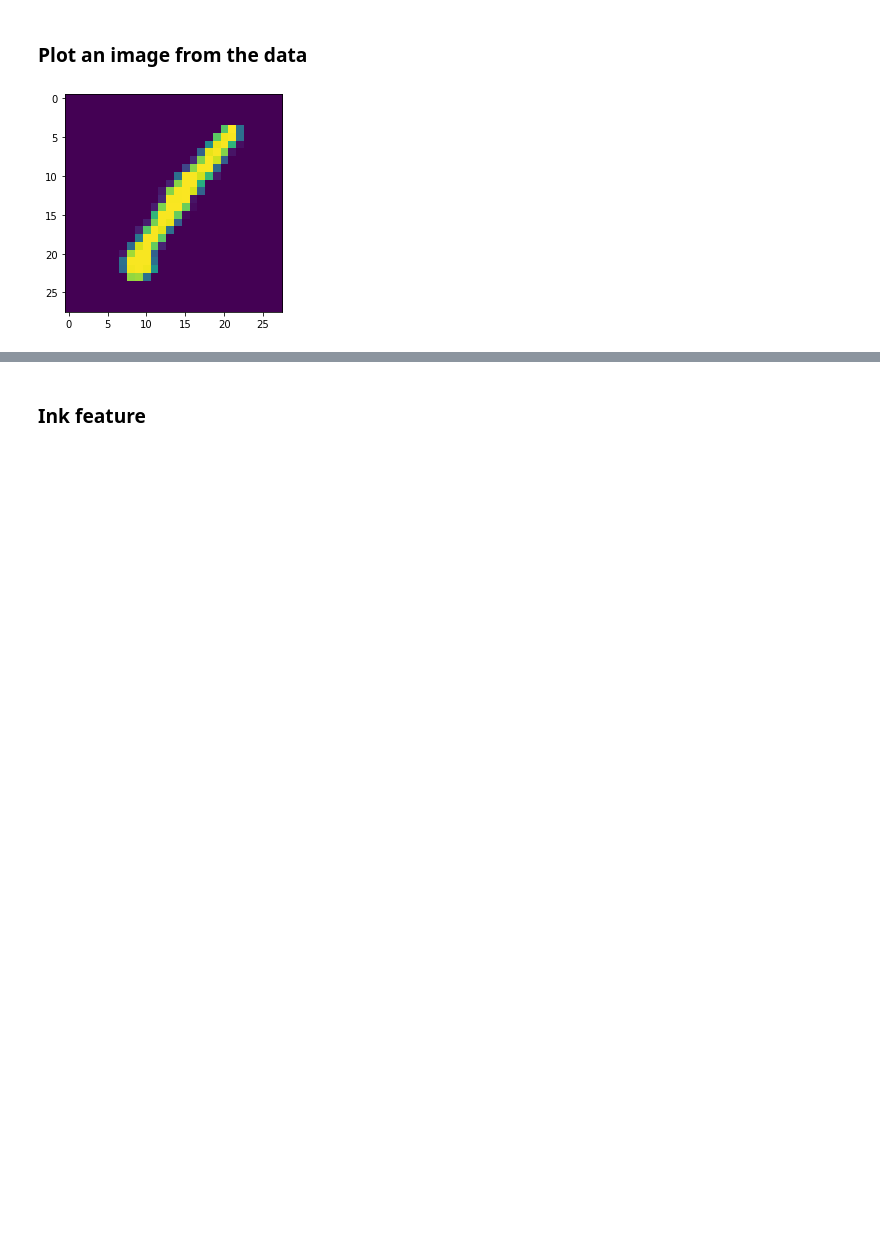
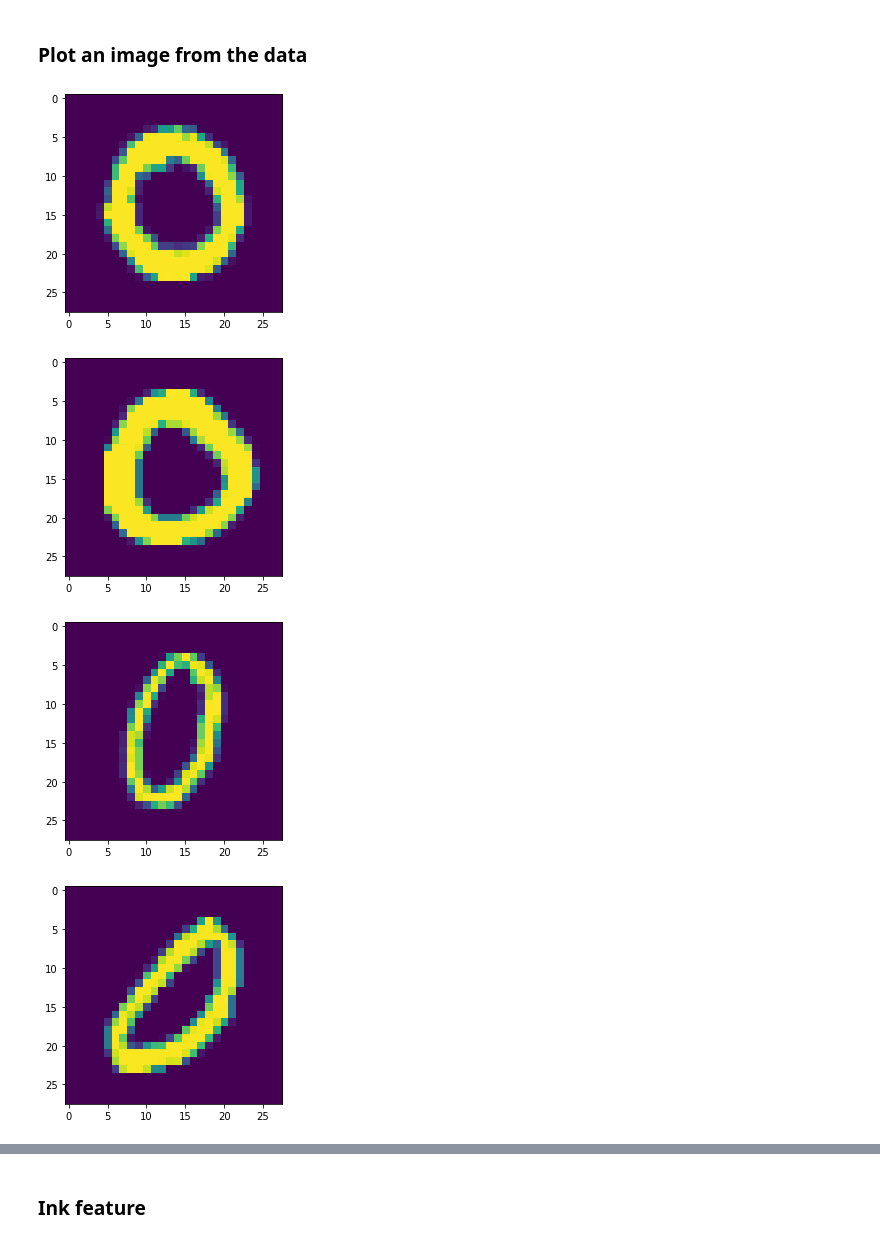
Before and after one commit to idangrady/INFOMPR, a Jupyter notebook: Practical_Assignment/ink.ipynb, the cells around one changed output, grey strips where cells are left out. Cells and saved outputs as stored; diff of their text form; code cells hidden in the pictures; blank space fills up the shorter version.

```diff
--- a/Practical_Assignment/ink.ipynb
+++ b/Practical_Assignment/ink.ipynb
@@ -36,10 +36,14 @@ digits = np.array(range(10)).astype("int")
 # %%
 # Plot the image "image_number" from the data
 image_number = 0
 
 img_size = 28
-
-plt.imshow(pixel_data[image_number].reshape(img_size, img_size))
-plt.show()
+for image_number in range(100):
+    if digit_labels[image_number] == 0:
+        plt.imshow(pixel_data[image_number].reshape(img_size, img_size))
+        plt.show()
 # %% [output]
-[figure, old version]
+[figure, new version]
+[figure, added]
+[figure, added]
+[figure, added]
```
Also changed, not shown: parts of 11 cells of this notebook, 1 other file.
